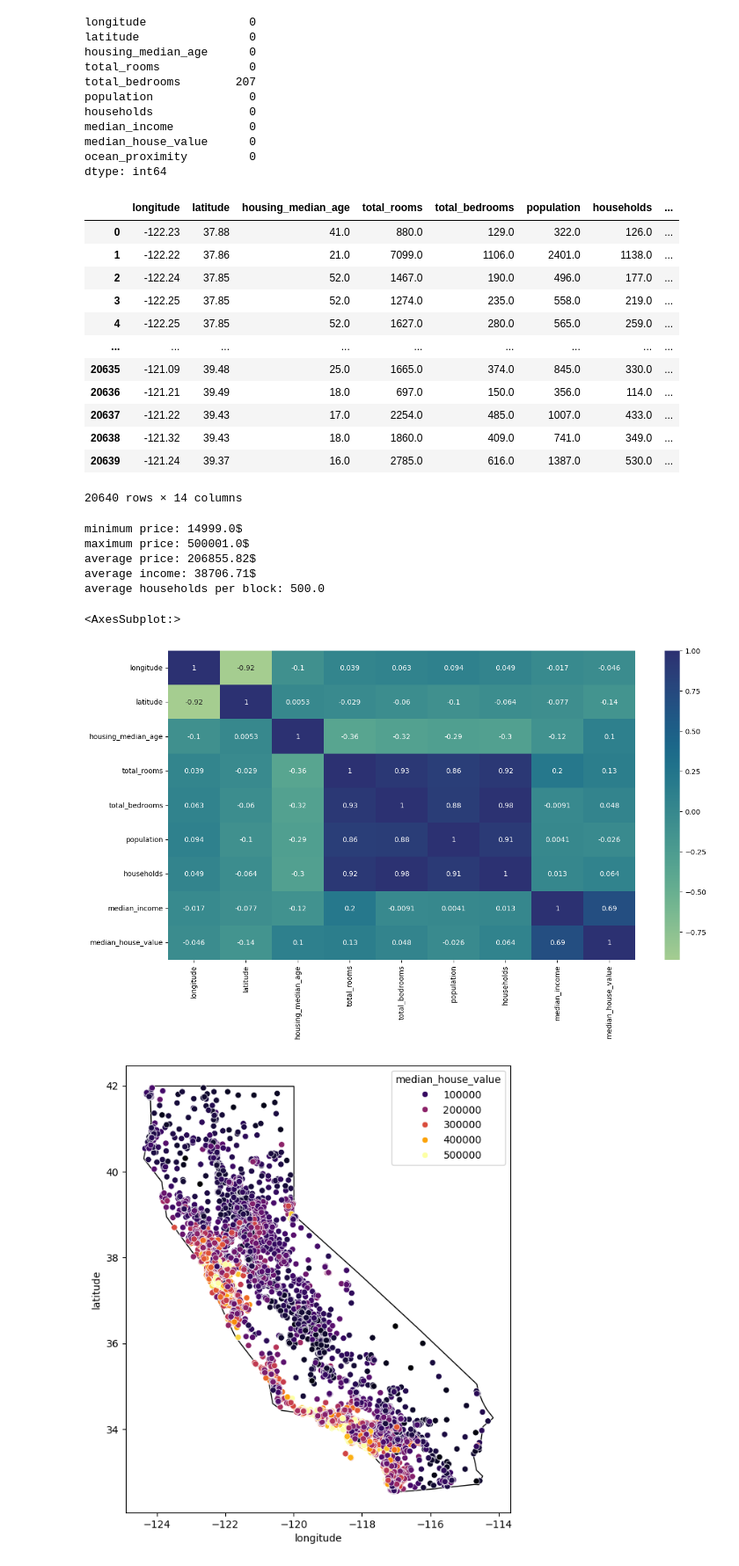
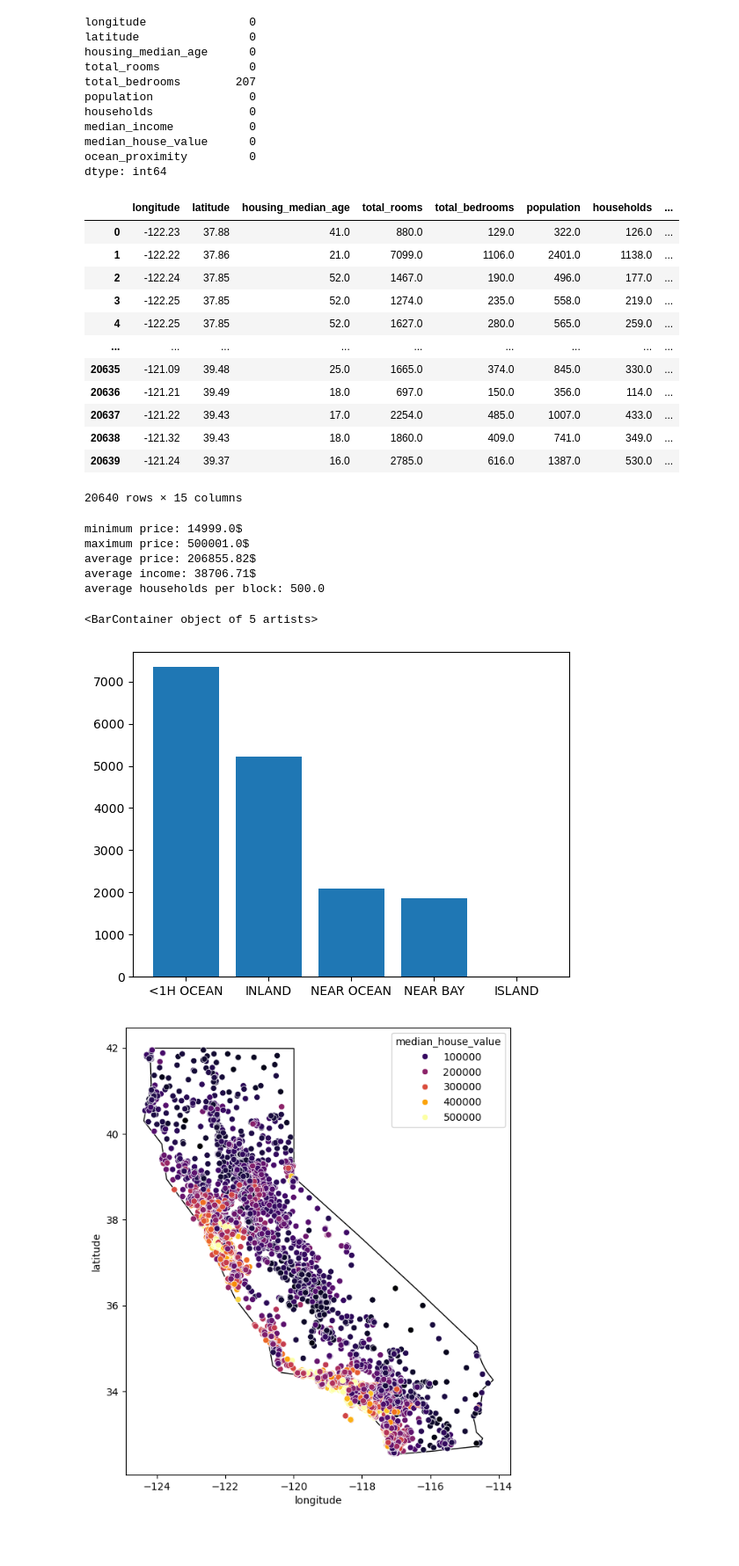
Before and after one commit to ivanzhl/california_house_price_predictions, a Jupyter notebook: houseprising.ipynb, the cells around one changed output. Shown: that part at 88% size. Drawn from its saved outputs; the diff is of its cells as text; code cells hidden in the pictures; blank space fills up the shorter version.

Commit message:
bar plot

```diff
--- a/houseprising.ipynb
+++ b/houseprising.ipynb
@@ -47,7 +47,6 @@ df['total_bedrooms'] = df['total_bedrooms'].fillna(np.floor(df['total_rooms'] *
 # %%
 dummies= pd.get_dummies(df.ocean_proximity).astype(int)
 # %%
-df.drop('ocean_proximity', axis=1, inplace=True)
 df.join(dummies)
 # %% [output]
 |  | longitude | latitude | housing_median_age | total_rooms | total_bedrooms | population | households | ... |
@@ -62,7 +61,7 @@ df.join(dummies)
 | 20637 | -121.22 | 39.43 | 17.0 | 2254.0 | 485.0 | 1007.0 | 433.0 | ... |
 | 20638 | -121.32 | 39.43 | 18.0 | 1860.0 | 409.0 | 741.0 | 349.0 | ... |
 | 20639 | -121.24 | 39.37 | 16.0 | 2785.0 | 616.0 | 1387.0 | 530.0 | ... |
-20640 rows × 14 columns
+20640 rows × 15 columns
 # %%
 # CALCULATING DATA STATS
 min_price = np.min(df['median_house_value'])
@@ -91,13 +90,12 @@ xtrain, xtest, ytrain, ytest = train_test_split(x, y, test_size=0.2, random_stat
 
 #concat data for visualization
 tdf = pd.concat([xtrain,ytrain],axis=1)
-# %%
-#correlations
-plt.figure(figsize=(15,8))
-sns.heatmap(tdf.corr(), annot=True, cmap='crest')
-# %% [output]
-<AxesSubplot:>
-[figure, removed]
+# %%
+bar_data = tdf['ocean_proximity'].value_counts()
+plt.bar(bar_data.keys(), bar_data.values)
+# %% [output]
+<BarContainer object of 5 artists>
+[figure, added]
 # %%
 import geopandas as gpd
 
```
Also changed, not shown: parts of 1 cell of this notebook.
